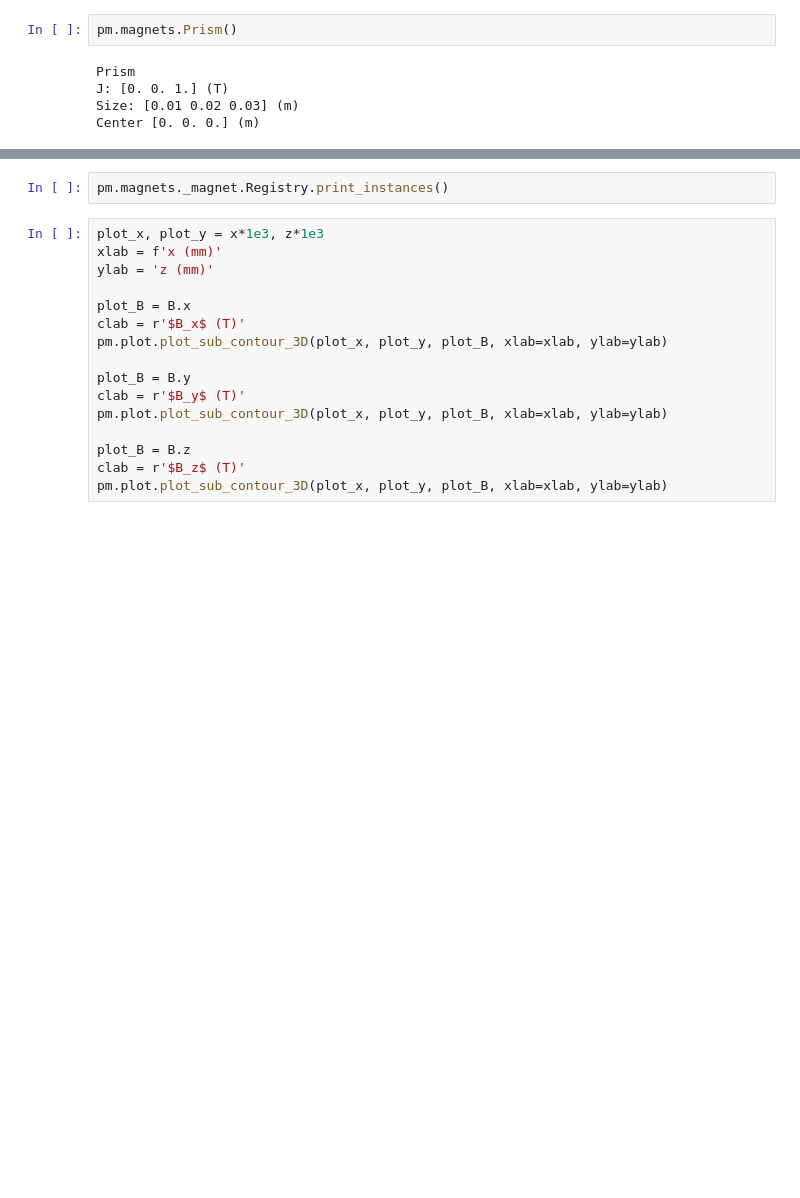
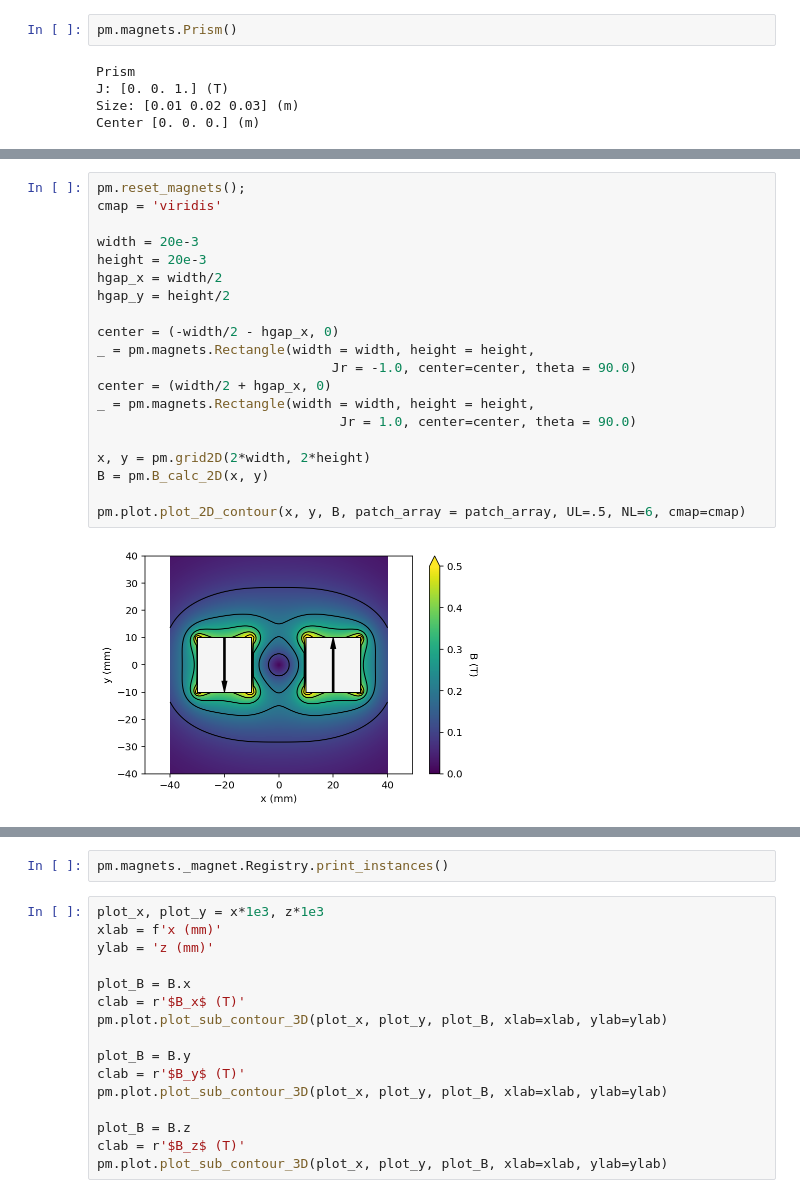
Before and after one commit to pdunne/pymagnet, a Jupyter notebook: examples/Examples.ipynb, the cells around one changed output, grey strips where cells are left out. Cells and saved outputs as stored; diff of their text form; blank space fills up the shorter version.

```diff
--- a/examples/Examples.ipynb
+++ b/examples/Examples.ipynb
@@ -39,3 +41,25 @@ pm.plot.plot_1D_field(m_quad);
+# %%
+pm.reset_magnets();
+cmap = 'viridis'
+
+width = 20e-3
+height = 20e-3
+hgap_x = width/2
+hgap_y = height/2
+
+center = (-width/2 - hgap_x, 0)
+_ = pm.magnets.Rectangle(width = width, height = height,
+                              Jr = -1.0, center=center, theta = 90.0)
+center = (width/2 + hgap_x, 0)
+_ = pm.magnets.Rectangle(width = width, height = height,
+                               Jr = 1.0, center=center, theta = 90.0)
+
+x, y = pm.grid2D(2*width, 2*height)
+B = pm.B_calc_2D(x, y)
+
+pm.plot.plot_2D_contour(x, y, B, patch_array = patch_array, UL=.5, NL=6, cmap=cmap)
+# %% [output]
+[figure, added]
 # %%
 pm.reset_magnets();
 width = 20e-3
```
Also changed, not shown: parts of 6 cells of this notebook, 19 other files.
